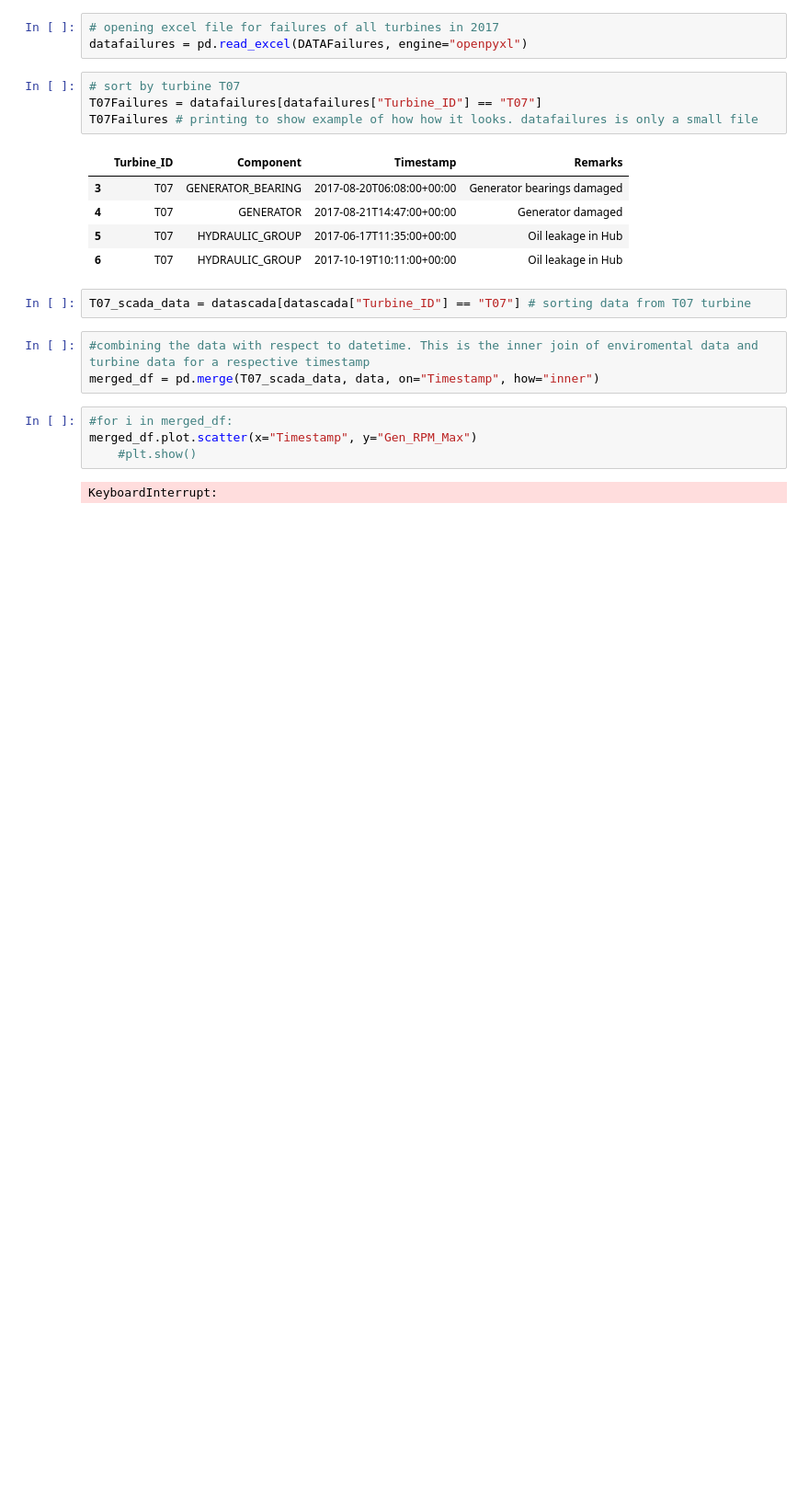
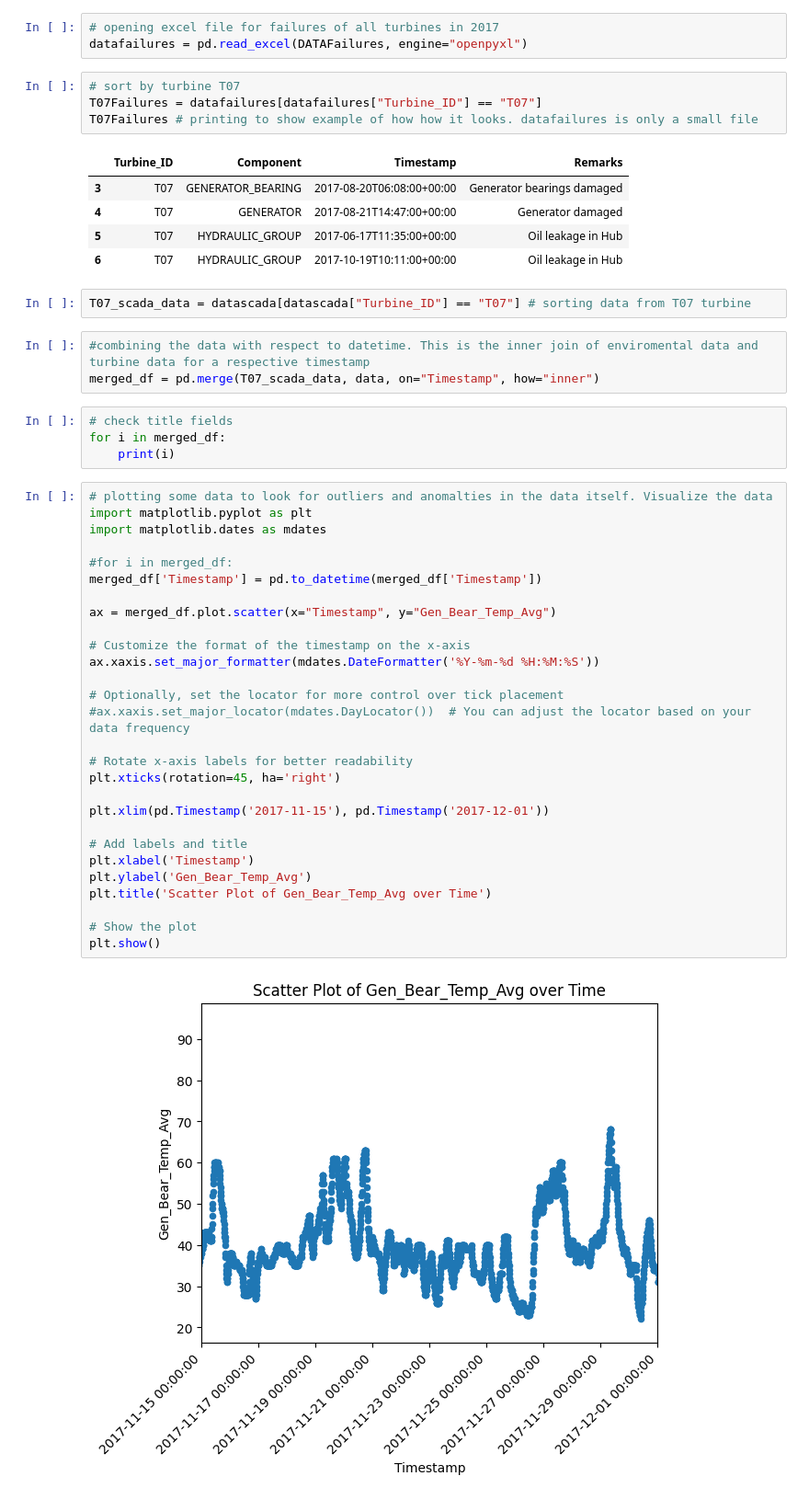
Before and after one commit to Markustho/DAT255-group12, a Jupyter notebook: src/models/Kaggle_notebook.ipynb, the cells around one changed output. Shown at 92% size. Saved outputs shown, nothing was run; the diff lists cells and outputs as text; blank space fills up the shorter version.

```diff
--- a/src/models/Kaggle_notebook.ipynb
+++ b/src/models/Kaggle_notebook.ipynb
@@ -91,9 +96,37 @@ T07_scada_data = datascada[datascada["Turbine_ID"] == "T07"] # sorting data from
 # %%
 #combining the data with respect to datetime. This is the inner join of enviromental data and turbine data for a respective timestamp
 merged_df = pd.merge(T07_scada_data, data, on="Timestamp", how="inner")
-# %%
-#for i in merged_df:
-merged_df.plot.scatter(x="Timestamp", y="Gen_RPM_Max")
-    #plt.show()
-# %% [output]
-KeyboardInterrupt:
+# %%
+# check title fields
+for i in merged_df:
+    print(i)
+# %%
+# plotting some data to look for outliers and anomalties in the data itself. Visualize the data
+import matplotlib.pyplot as plt
+import matplotlib.dates as mdates
+
+#for i in merged_df:
+merged_df['Timestamp'] = pd.to_datetime(merged_df['Timestamp'])
+
+ax = merged_df.plot.scatter(x="Timestamp", y="Gen_Bear_Temp_Avg")
+
+# Customize the format of the timestamp on the x-axis
+ax.xaxis.set_major_formatter(mdates.DateFormatter('%Y-%m-%d %H:%M:%S'))
+
+# Optionally, set the locator for more control over tick placement
+#ax.xaxis.set_major_locator(mdates.DayLocator())  # You can adjust the locator based on your data frequency
+
+# Rotate x-axis labels for better readability
+plt.xticks(rotation=45, ha='right')
+
+plt.xlim(pd.Timestamp('2017-11-15'), pd.Timestamp('2017-12-01'))
+
+# Add labels and title
+plt.xlabel('Timestamp')
+plt.ylabel('Gen_Bear_Temp_Avg')
+plt.title('Scatter Plot of Gen_Bear_Temp_Avg over Time')
+
+# Show the plot
+plt.show()
+# %% [output]
+[figure, added]
```
Also changed, not shown: parts of 2 cells of this notebook.
